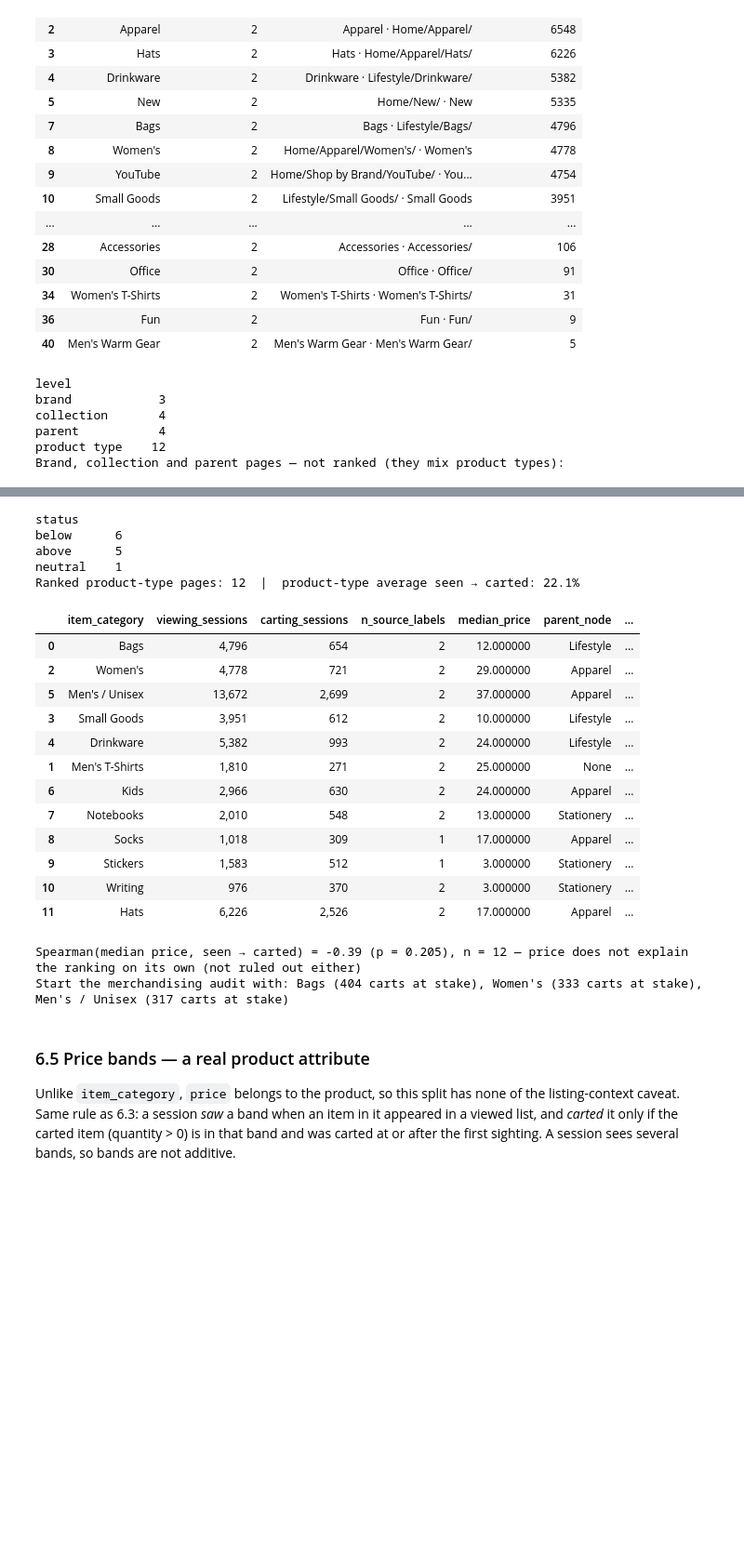
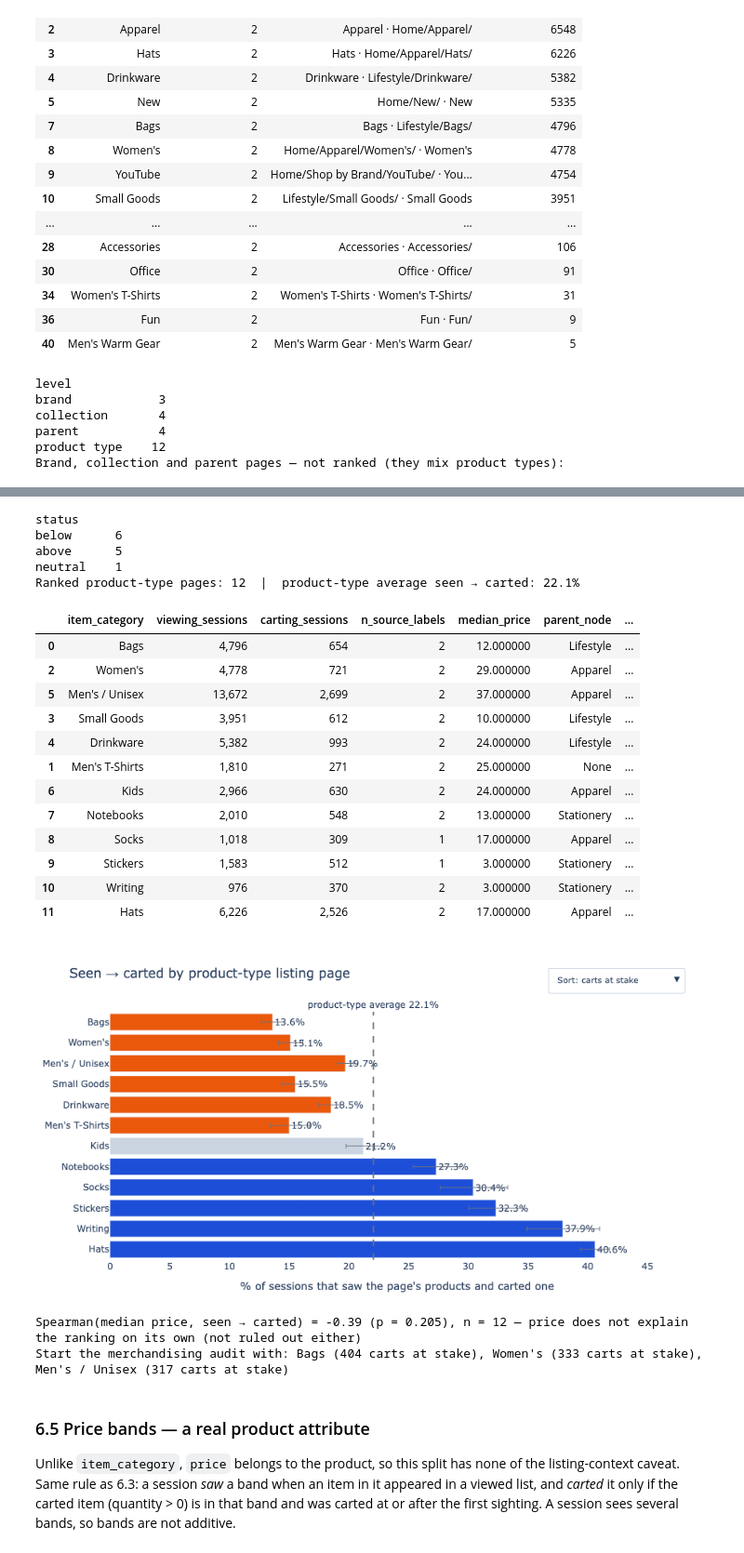
Before and after one commit to guiarpi/ga4-product-analytics, a Jupyter notebook: ga4_funnel_analysis.ipynb, the cells around one changed output, grey strips where cells are left out. Shown at 93% size. Drawn from its saved outputs; the diff is of its cells as text; code cells hidden in the pictures; blank space fills up the shorter version.

```diff
--- a/ga4_funnel_analysis.ipynb
+++ b/ga4_funnel_analysis.ipynb
@@ -1455,26 +1439,10 @@ display(category_df.sort_values("carts_at_stake", ascending=False)
         .style.format({"atc_pct": "{:.1f}%", "viewing_sessions": "{:,}", "ci_lo": "{:.1f}%",
                        "ci_hi": "{:.1f}%", "carting_sessions": "{:,}", "carts_at_stake": "{:,}"}))
 
-# Worst rate at the top; colour = significance flag (orange below, blue above, grey ≈ average).
-fig_cat = go.Figure(go.Bar(
-    y=category_df["item_category"], x=category_df["atc_pct"].round(1),
-    orientation="h",
-    text=[f"{v:.1f}%" for v in category_df["atc_pct"]], textposition="outside",
-    marker_color=[{"below": "#ea580c", "above": "#4C78A8"}.get(st, "#cbd5e1") for st in category_df["status"]],
-    error_x=dict(type="data", symmetric=False,
-                 array=(category_df["ci_hi"] - category_df["atc_pct"]).tolist(),
-                 arrayminus=(category_df["atc_pct"] - category_df["ci_lo"]).tolist(),
-                 color="#6b7280", thickness=1, width=3),
-))
-fig_cat.add_vline(x=category_benchmark, line_dash="dash", line_color="#6b7280",
-                  annotation_text=f"product-type average {category_benchmark:.1f}%", annotation_position="top")
-fig_cat.update_layout(
-    title="Seen → Carted Rate by Product-Type Listing Page",
-    height=max(320, 30 * len(category_df) + 100),
-    yaxis=dict(autorange="reversed"),
-    xaxis_title="% of sessions that saw the page's products and carted one",
-    showlegend=False,
-)
+# Colour = significance flag (orange below, blue above, grey ≈ average); the menu re-sorts.
+fig_cat = charts.category(category_df, category_benchmark)
+fig_cat.update_layout(title="Seen → carted by product-type listing page", margin=dict(t=90))
+fig_cat.layout.updatemenus[0].update(x=1, xanchor="right")   # keep the sort menu clear of the title
 fig_cat.show()
 
 # Price as a confounder: does a category's median listed price track its rate?
@@ -1499,33 +1467,34 @@ Brand, collection and parent pages — not ranked (they mix product types):
 |  | item_category | level | viewing_sessions | atc_pct | ci_lo | ci_hi |
 | 9 | YouTube | brand | 4,754 | 15.6% | 14.6% | 16.6% |
 | 12 | Google | brand | 3,234 | 13.0% | 11.9% | 14.2% |
 | 22 | Android | brand | 874 | 17.7% | 15.3% | 20.4% |
 | 1 | Sale | collection | 9,763 | 17.0% | 16.3% | 17.8% |
 | 5 | New | collection | 5,335 | 16.7% | 15.7% | 17.7% |
 | 11 | Eco-Friendly | collection | 3,725 | 13.3% | 12.2% | 14.4% |
 | 13 | Campus Collection | collection | 3,142 | 22.2% | 20.7% | 23.6% |
 | 2 | Apparel | parent | 6,548 | 14.1% | 13.2% | 14.9% |
 | 15 | Lifestyle | parent | 2,755 | 14.1% | 12.8% | 15.4% |
 | 16 | Stationery | parent | 2,237 | 22.9% | 21.2% | 24.7% |
 | 23 | Shop by Brand | parent | 798 | 15.4% | 13.1% | 18.1% |
 status
 below      6
 above      5
 neutral    1
 Ranked product-type pages: 12  |  product-type average seen → carted: 22.1%
 |  | item_category | viewing_sessions | carting_sessions | n_source_labels | median_price | parent_node | ... |
 | 0 | Bags | 4,796 | 654 | 2 | 12.000000 | Lifestyle | ... |
 | 2 | Women's | 4,778 | 721 | 2 | 29.000000 | Apparel | ... |
 | 5 | Men's / Unisex | 13,672 | 2,699 | 2 | 37.000000 | Apparel | ... |
 | 3 | Small Goods | 3,951 | 612 | 2 | 10.000000 | Lifestyle | ... |
 | 4 | Drinkware | 5,382 | 993 | 2 | 24.000000 | Lifestyle | ... |
 | 1 | Men's T-Shirts | 1,810 | 271 | 2 | 25.000000 | None | ... |
 | 6 | Kids | 2,966 | 630 | 2 | 24.000000 | Apparel | ... |
 | 7 | Notebooks | 2,010 | 548 | 2 | 13.000000 | Stationery | ... |
 | 8 | Socks | 1,018 | 309 | 1 | 17.000000 | Apparel | ... |
 | 9 | Stickers | 1,583 | 512 | 1 | 3.000000 | Stationery | ... |
 | 10 | Writing | 976 | 370 | 2 | 3.000000 | Stationery | ... |
 | 11 | Hats | 6,226 | 2,526 | 2 | 17.000000 | Apparel | ... |
+[figure, added]
 Spearman(median price, seen → carted) = -0.39 (p = 0.205), n = 12 — price does not explain the ranking on its own (not ruled out either)
 Start the merchandising audit with: Bags (404 carts at stake), Women's (333 carts at stake), Men's / Unisex (317 carts at stake)
 # %% [markdown]
```
Also changed, not shown: parts of 11 cells of this notebook, 3 other files.
